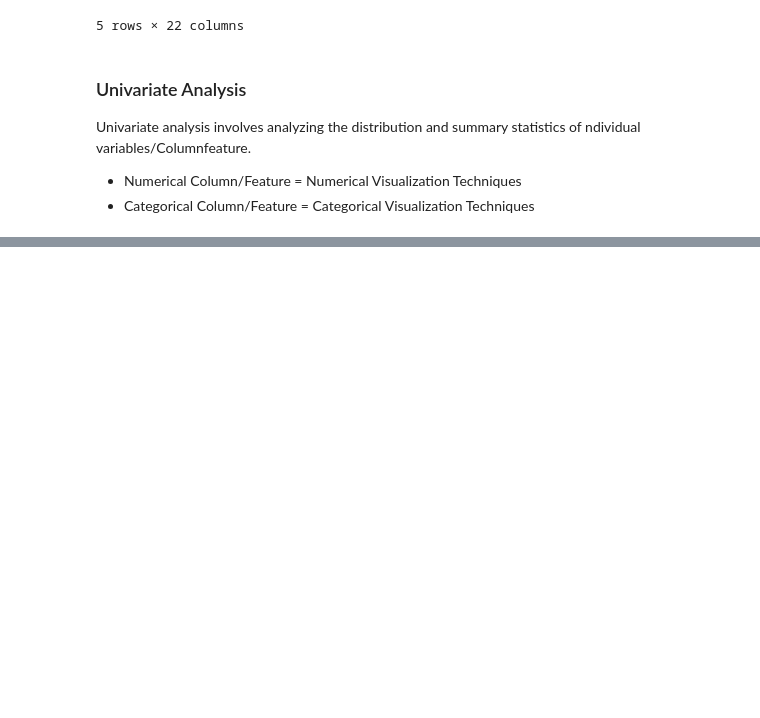
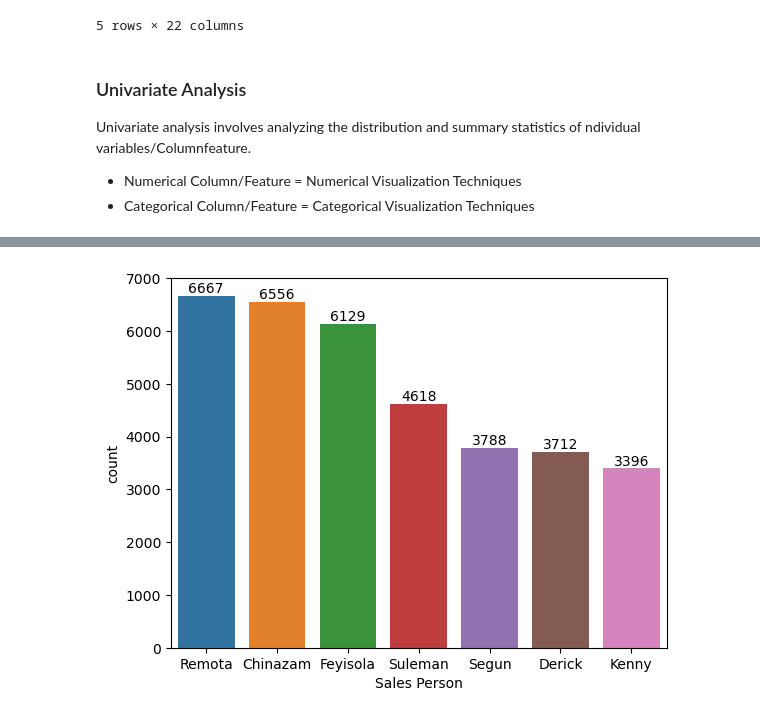
Before and after one commit to chemutai254/ML_Projects, a Jupyter notebook: EDA/Dune_Sales_Analysis.ipynb, the cells around one changed output, grey strips where cells are left out. Saved outputs shown, nothing was run; the diff lists cells and outputs as text; code cells hidden in the pictures; blank space fills up the shorter version.

```diff
--- a/EDA/Dune_Sales_Analysis.ipynb
+++ b/EDA/Dune_Sales_Analysis.ipynb
@@ -250,0 +302,7 @@ Univariate analysis involves analyzing the distribution and summary statistics o
+# %%
+# Sales Person - how many transactions by sales person
+ax = sns.countplot(x=df["Sales Person"], order=df["Sales Person"].value_counts(ascending=False).index)
+values = df["Sales Person"].value_counts(ascending=False).values
+ax.bar_label(container=ax.containers[0], labels=values);
+# %% [output]
+[figure, added]
```
Also changed, not shown: parts of 13 cells of this notebook.
